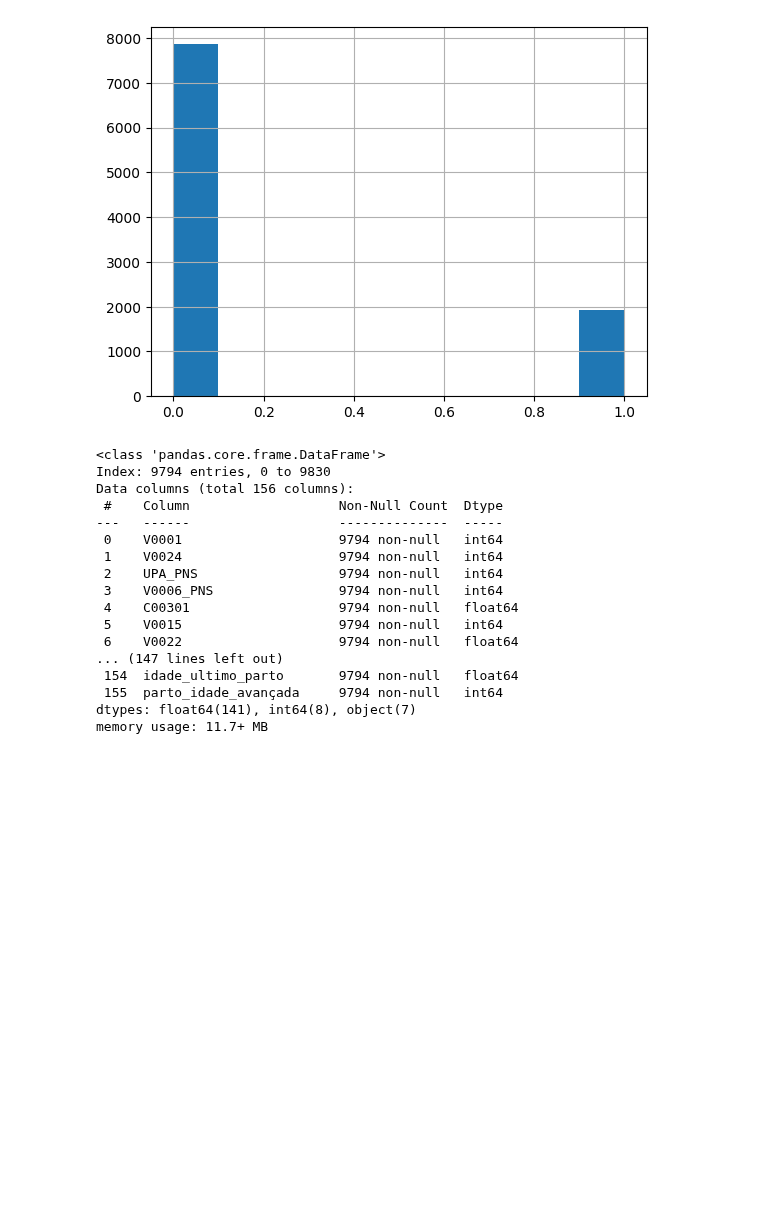
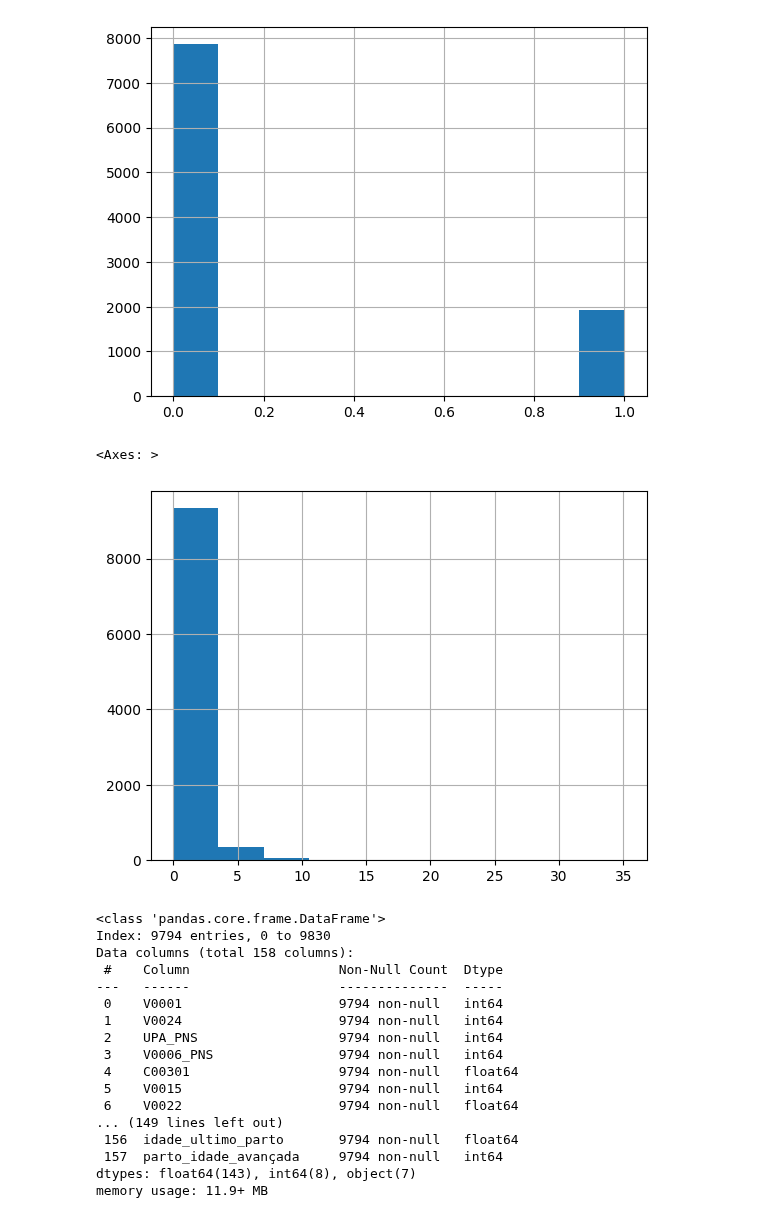
Before and after one commit to LeandroCoelhos/Notebook_PNS, a Jupyter notebook: 03_maes.ipynb, the cells around one changed output. Cells and saved outputs as stored; diff of their text form; code cells hidden in the pictures; blank space fills up the shorter version.

Commit message:
fix df de pesos calculados

```diff
--- a/03_maes.ipynb
+++ b/03_maes.ipynb
@@ -34,7 +34,8 @@ modulo_identificacao = [
     "V0022", # Quantidade de moradores
     "V0026",  # Tipo de situação censitária
     "V0031", # Tipo de área Capital, Metropolitana
-    "V0025A", # Peso amostral do domicílio
+    "V0025A", # Seleção do morador de 15 anos ou mais para responder o questionário individual
+    "V0025B", # Seleção do morador de 15 anos ou mais para ter medida antropométrica aferida
     "V00291", # Peso amostral do morador com calibração
     "V00282", #		Projeção da população
     "V00283", #	Domínio de projeção para domicílio e moradores
@@ -233,6 +234,7 @@ memory usage: 327.2 MB
 # %%
 pns_2019['chave_domicio'] = pns_2019['V0001'].astype(str) + '_' + pns_2019['V0024'].astype(str) + '_' + pns_2019['UPA_PNS'].astype(str) + '_' + pns_2019['V0006_PNS'].astype(str)
 pns_2019['chave_pessoa']  = pns_2019['V0001'].astype(str) + '_' + pns_2019['V0024'].astype(str) + '_' + pns_2019['UPA_PNS'].astype(str) + '_' + pns_2019['V0006_PNS'].astype(str) + '_' + pns_2019['C00301'].astype(str)
+pns_2019['peso_morador_selec'] = pns_2019['V00291']*(94114 / 168426190)
 # %%
 df = pns_2019.copy()
 # Dicionário para renomear as colunas
@@ -517,7 +519,7 @@ memory usage: 387.9+ MB
 pd.set_option('display.max_rows', 100)
 # %%
 colunas_criadas = ['Quantidade_moradores', 'chave_domicio', 'chave_pessoa', 'UF_sigla', 'regiao_brasileira', 'regiao_metropolitana',  'sexo',
-                   'dia_nascimento', 'mes_nascimento', 'ano_nascimento', 'idade', 'peso', 'altura', 'imc', 'imc_classificacao', 'imc_grau_obesidade', 'ano_nascimento_inferido']
+                   'dia_nascimento', 'mes_nascimento', 'ano_nascimento', 'idade', 'peso', 'altura', 'imc', 'imc_classificacao', 'imc_grau_obesidade', 'ano_nascimento_inferido', 'peso_morador_selec']
 
 colunas_interesse = modulo_identificacao + colunas_criadas + modulo_C + modulo_D + modulo_G + modulo_P + modulo_Q + modulo_R + modulo_S + modulo_W
 # %%
@@ -623,12 +625,17 @@ df_maes['parto_idade_avançada'].hist()
 # %% [output]
 <Axes: >
 [figure]
+# %%
+df_maes['peso_morador_selec'].hist()
+# %% [output]
+<Axes: >
+[figure, added]
 # %%
 df_maes.info(verbose=True, show_counts=True)
 # %% [output]
 <class 'pandas.core.frame.DataFrame'>
 Index: 9794 entries, 0 to 9830
-Data columns (total 156 columns):
+Data columns (total 158 columns):
  #    Column                   Non-Null Count  Dtype
 ---   ------                   --------------  -----
  0    V0001                    9794 non-null   int64
@@ -638,11 +645,11 @@ Data columns (total 156 columns):
  4    C00301                   9794 non-null   float64
  5    V0015                    9794 non-null   int64
  6    V0022                    9794 non-null   float64
-... (147 lines left out)
- 154  idade_ultimo_parto       9794 non-null   float64
- 155  parto_idade_avançada     9794 non-null   int64
-dtypes: float64(141), int64(8), object(7)
-memory usage: 11.7+ MB
+... (149 lines left out)
+ 156  idade_ultimo_parto       9794 non-null   float64
+ 157  parto_idade_avançada     9794 non-null   int64
+dtypes: float64(143), int64(8), object(7)
+memory usage: 11.9+ MB
 # %%
 dicionario_1 = {
     "V0001": "Unidade da Federação",
```
Also changed, not shown: parts of 10 cells of this notebook, 3 other files.
